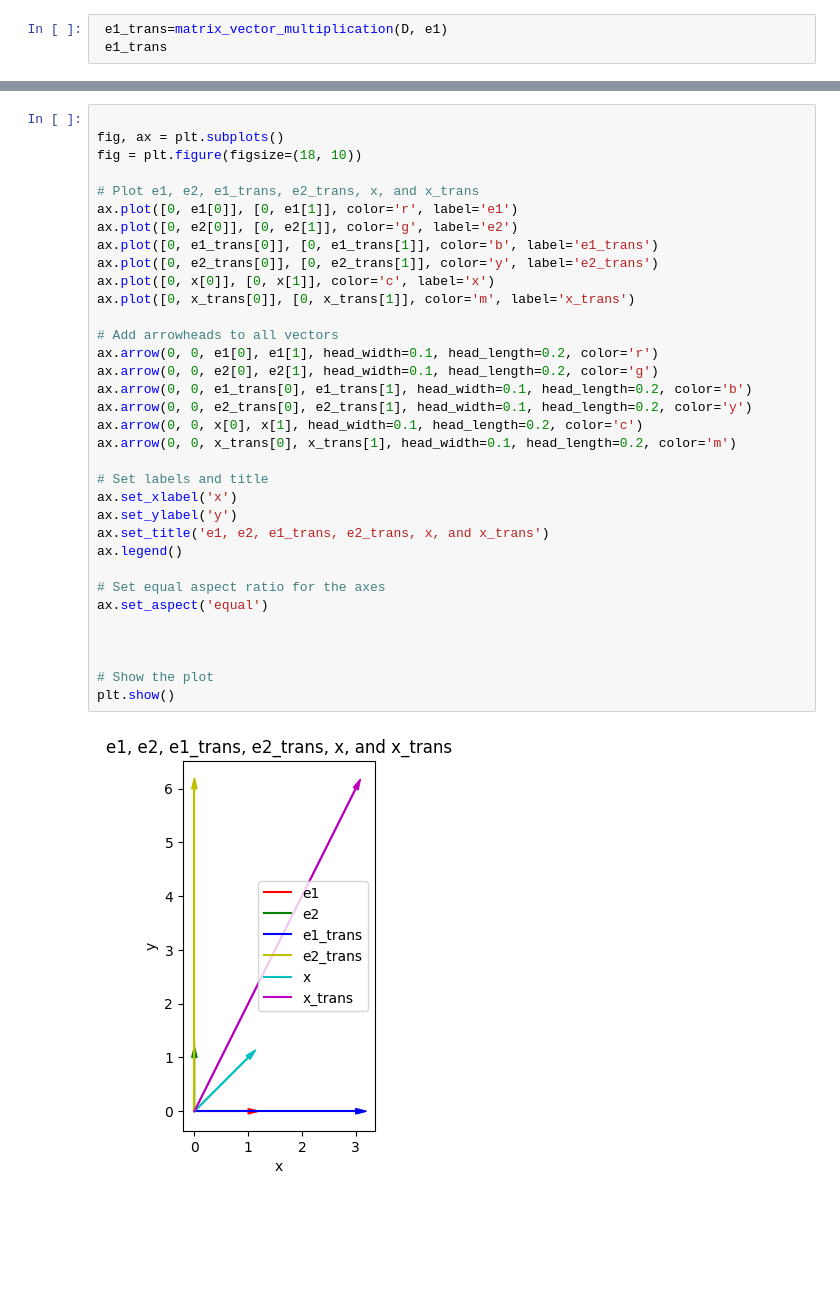
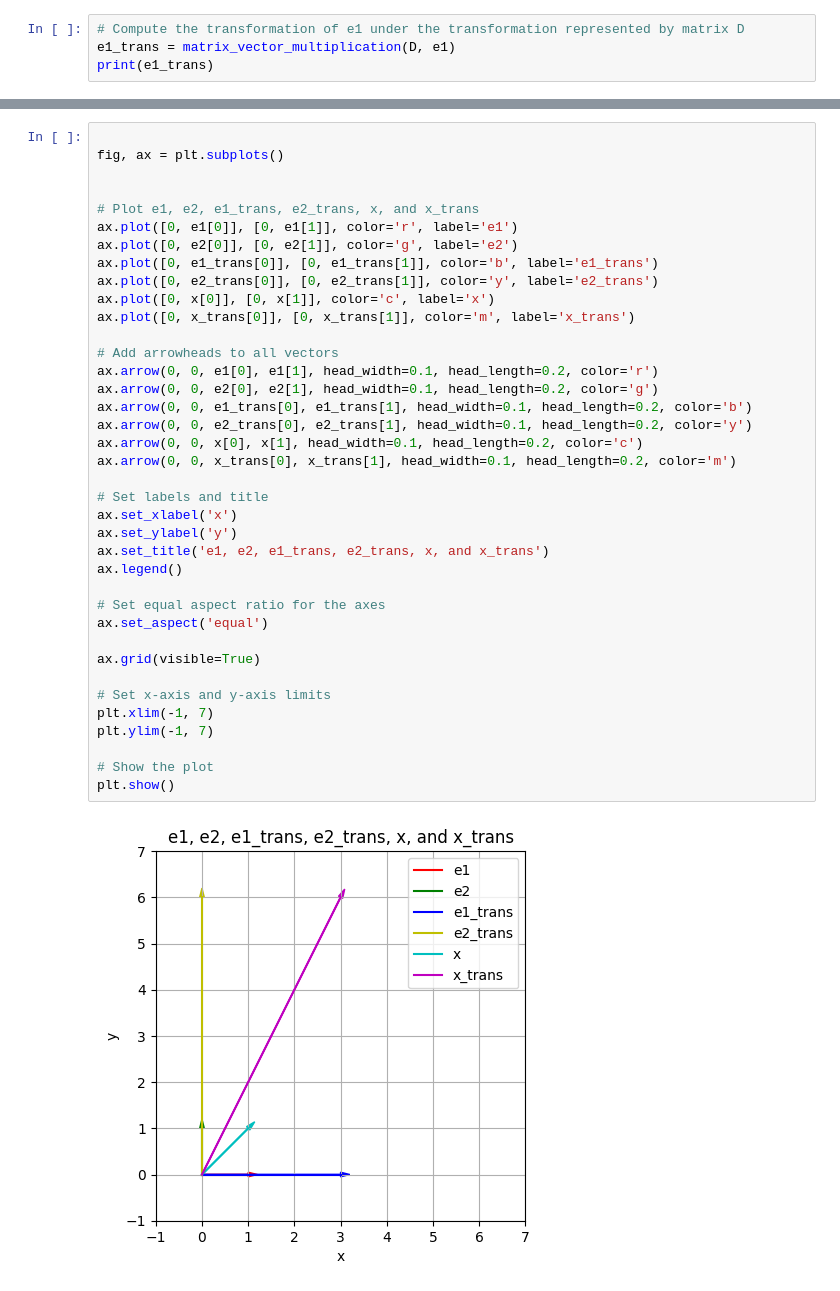
Before and after one commit to sowndsgood/LinearAlgebra, a Jupyter notebook: Diagonalization/Diagonalization_Notebook1.ipynb, the cells around one changed output, grey strips where cells are left out. Drawn from its saved outputs; the diff is of its cells as text; blank space fills up the shorter version.

```diff
--- a/Diagonalization/Diagonalization_Notebook1.ipynb
+++ b/Diagonalization/Diagonalization_Notebook1.ipynb
@@ -51,4 +85,5 @@ def matrix_vector_multiplication(A, v):
 # %%
- e1_trans=matrix_vector_multiplication(D, e1)
- e1_trans
+# Compute the transformation of e1 under the transformation represented by matrix D
+e1_trans = matrix_vector_multiplication(D, e1)
+print(e1_trans)
 # %% [output]
@@ -115,36 +178,40 @@ plt.show()
 # %%
 
 fig, ax = plt.subplots()
-fig = plt.figure(figsize=(18, 10))
+
 
 # Plot e1, e2, e1_trans, e2_trans, x, and x_trans
 ax.plot([0, e1[0]], [0, e1[1]], color='r', label='e1')
 ax.plot([0, e2[0]], [0, e2[1]], color='g', label='e2')
 ax.plot([0, e1_trans[0]], [0, e1_trans[1]], color='b', label='e1_trans')
 ax.plot([0, e2_trans[0]], [0, e2_trans[1]], color='y', label='e2_trans')
 ax.plot([0, x[0]], [0, x[1]], color='c', label='x')
 ax.plot([0, x_trans[0]], [0, x_trans[1]], color='m', label='x_trans')
 
 # Add arrowheads to all vectors
 ax.arrow(0, 0, e1[0], e1[1], head_width=0.1, head_length=0.2, color='r')
 ax.arrow(0, 0, e2[0], e2[1], head_width=0.1, head_length=0.2, color='g')
 ax.arrow(0, 0, e1_trans[0], e1_trans[1], head_width=0.1, head_length=0.2, color='b')
 ax.arrow(0, 0, e2_trans[0], e2_trans[1], head_width=0.1, head_length=0.2, color='y')
 ax.arrow(0, 0, x[0], x[1], head_width=0.1, head_length=0.2, color='c')
 ax.arrow(0, 0, x_trans[0], x_trans[1], head_width=0.1, head_length=0.2, color='m')
 
 # Set labels and title
 ax.set_xlabel('x')
 ax.set_ylabel('y')
 ax.set_title('e1, e2, e1_trans, e2_trans, x, and x_trans')
 ax.legend()
 
 # Set equal aspect ratio for the axes
 ax.set_aspect('equal')
 
+ax.grid(visible=True)
 
+# Set x-axis and y-axis limits
+plt.xlim(-1, 7)
+plt.ylim(-1, 7)
 
 # Show the plot
 plt.show()
 # %% [output]
-[figure, old version]
+[figure, new version]
```
Also changed, not shown: parts of 27 cells of this notebook.
